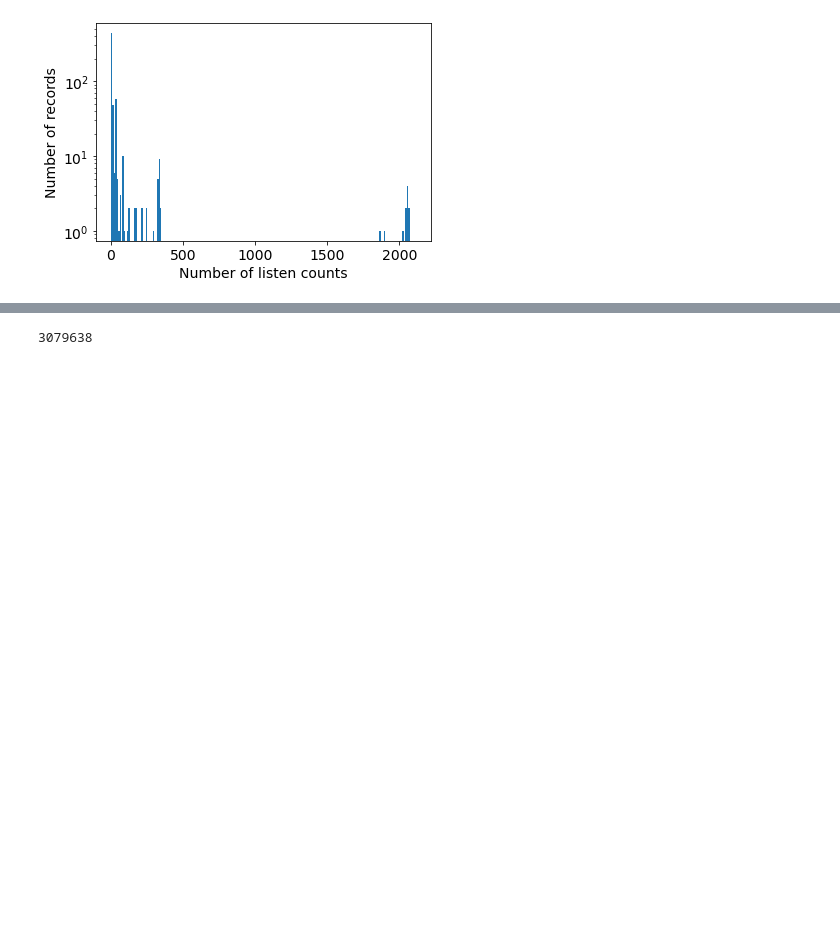
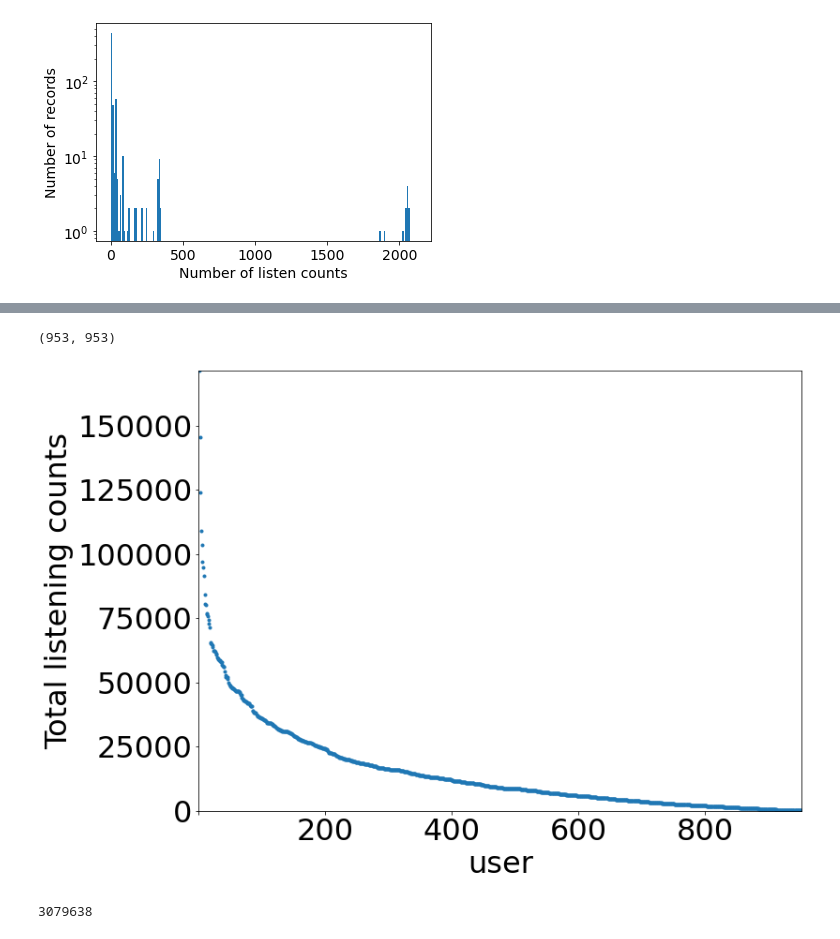
Before and after one commit to bigsamtw/Music_RS, a Jupyter notebook: HPCF/all/test_0.8/data_process/DataVisualization.ipynb, the cells around one changed output, grey strips where cells are left out. Cells and saved outputs as stored; diff of their text form; code cells hidden in the pictures; blank space fills up the shorter version.

```diff
--- a/HPCF/all/test_0.8/data_process/DataVisualization.ipynb
+++ b/HPCF/all/test_0.8/data_process/DataVisualization.ipynb
@@ -55,0 +61,3 @@ plt.show()
+# %%
+lh_user_scale = linear.groupby(["uid"]).sum().reset_index().sort_values(by='uid', ascending=False)
+lh_user_scale
@@ -56,3 +78,30 @@ plt.show()
+# %%
+y = sorted(lh_user_scale['count'].tolist(), reverse = True)
+x = [i for i in range(1,len(y)+1,1)]
+len(x), len(y)
+# %% [output]
+(953, 953)
+# %%
+fig_x=1.8
+#設定大小跟x軸兩端的值
+plt.rcParams.update({'font.size': 32})
+plt.figure(figsize = (6.4*fig_x, 4.8*fig_x))
+# plt.yscale('log')
+plt.xlim(0, max(x))
+plt.ylim(0, max(y))
+
+plt.scatter(x, y, marker='.')
+plt.gca().xaxis.get_major_ticks()[0].label1.set_visible(False)
+
+
+#視覺化標題跟xy軸名稱
+plt.xlabel('user')
+plt.ylabel('Total listening counts')
+# plt.savefig('./dv_pop_bias.png', dpi=600)
+#出圖
+plt.show()
+# %% [output]
+[figure, added]
 # %%
 #################################
 #                               #
```
Also changed, not shown: parts of 9 cells of this notebook, 20 other files.
